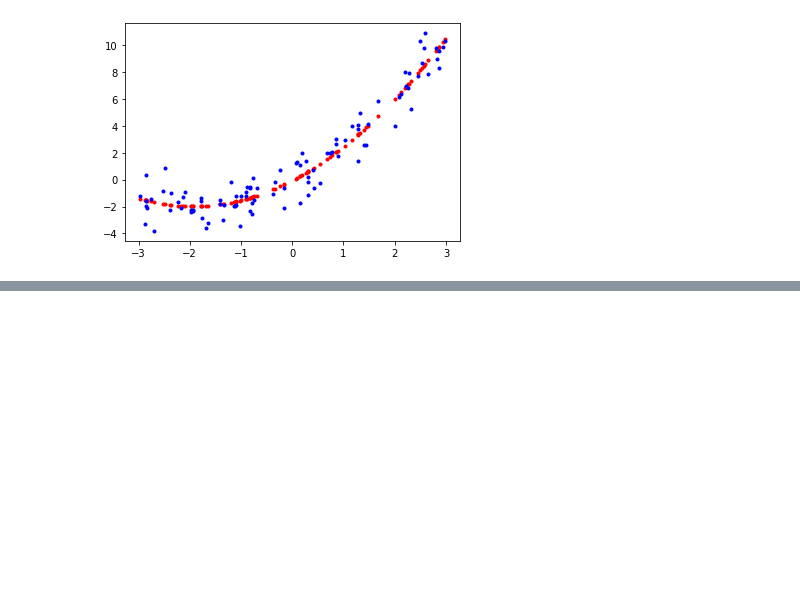
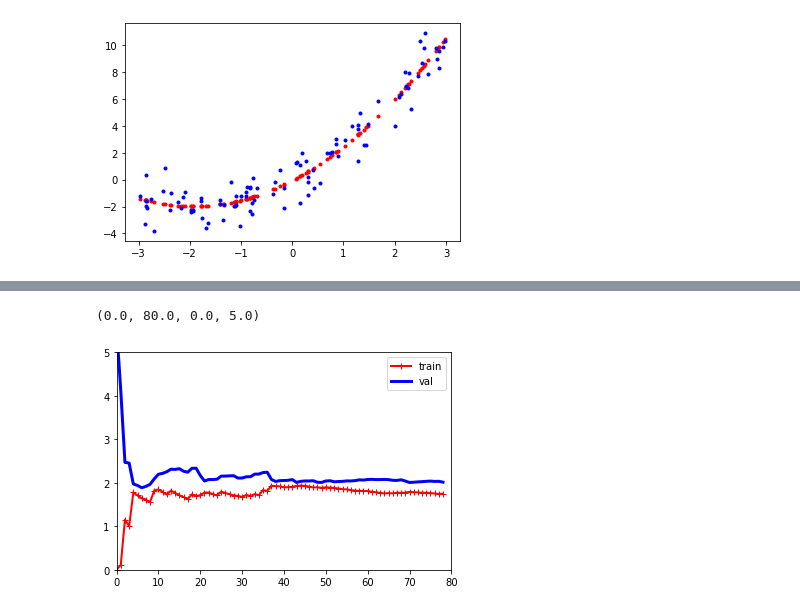
Before and after one commit to office-diet/sklearn_tensorflow_jissen, a Jupyter notebook: chapter04.ipynb, the cells around one changed output, grey strips where cells are left out. Saved outputs shown, nothing was run; the diff lists cells and outputs as text; code cells hidden in the pictures; blank space fills up the shorter version.

```diff
--- a/chapter04.ipynb
+++ b/chapter04.ipynb
@@ -135,0 +180,8 @@ def plot_learning_curves(model, X, y):
+# %%
+from sklearn.linear_model import Lasso
+lasso_reg = Lasso(alpha=0.1)
+plot_learning_curves(lasso_reg, X, y)
+plt.axis([0, 80, 0, 5])
+# %% [output]
+(0.0, 80.0, 0.0, 5.0)
+[figure, added]
```
Also changed, not shown: parts of 10 cells of this notebook, 15 other files.
